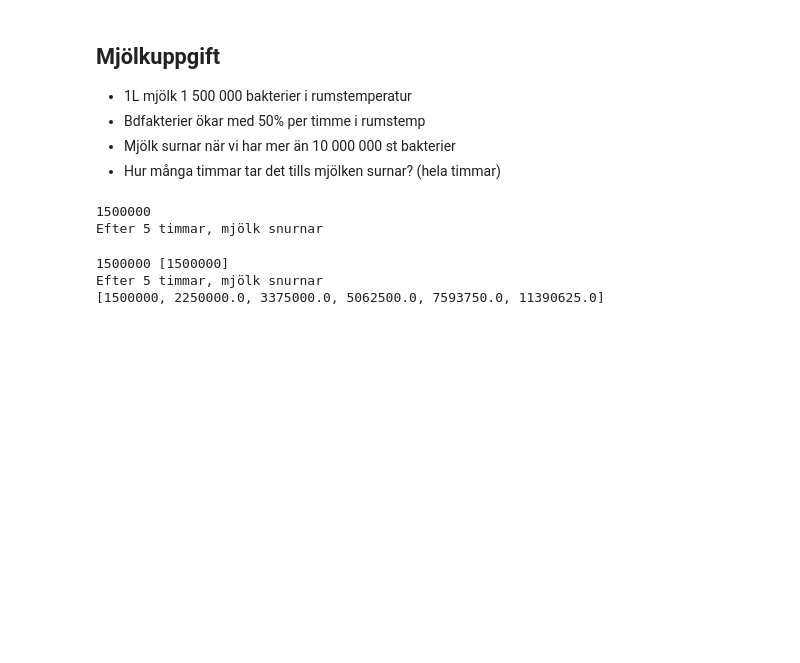
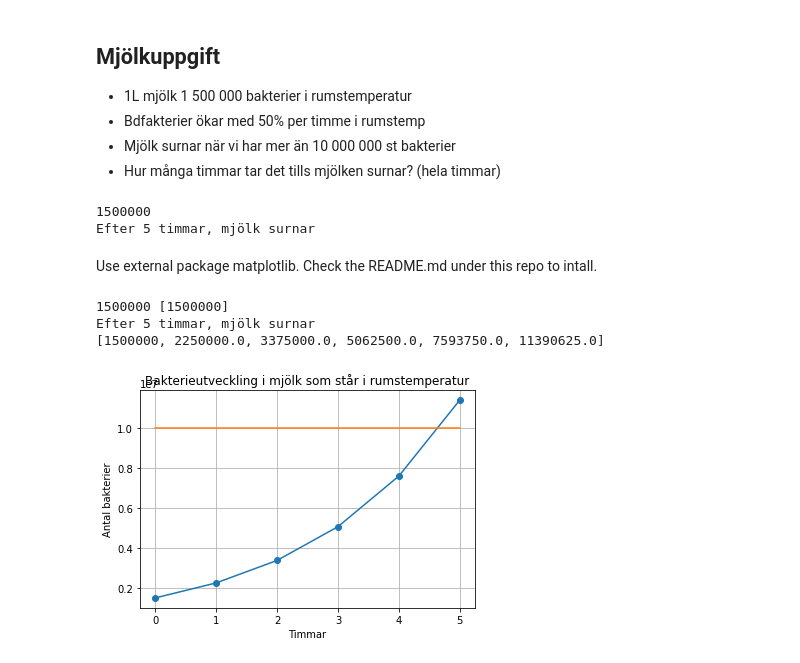
Before and after one commit to yuna-liu/python-programming-Yuna-Liu, a Jupyter notebook: Code-Along/2.while_statemennt.ipynb, the cells around one changed output. Saved outputs shown, nothing was run; the diff lists cells and outputs as text; code cells hidden in the pictures; blank space fills up the shorter version.

```diff
--- a/Code-Along/2.while_statemennt.ipynb
+++ b/Code-Along/2.while_statemennt.ipynb
@@ -24,30 +45,42 @@ faktor =1.5
 sur = 10000000
 print(bakterier)
 
-while bakterier < sur:
+while bakterier < sur:   ## The condition after While states the condition to run the while loop!!!
     bakterier *= faktor
     timmar += 1
-print(f"Efter {timmar:.0f} timmar, mjölk snurnar")
+print(f"Efter {timmar:.0f} timmar, mjölk surnar") ## print set out of the while loop, to get the conclusion in the end.
 # %% [output]
 1500000
-Efter 5 timmar, mjölk snurnar
+Efter 5 timmar, mjölk surnar
+# %% [markdown]
+Use external package matplotlib. Check the README.md under this repo to intall.
 # %%
 import matplotlib.pyplot as plt
 
 
 timmar, bakterier = 0, 1500000
 faktor =1.5
 sur = 10000000
 bakterie_lista = [bakterier]
 print(bakterier, bakterie_lista)
 
-while bakterier < sur:
+while bakterier < sur: # Om antalet av backterier ökas till mer än sur-standard, stoppa while-loop.
     bakterier *= faktor
     timmar += 1
-    bakterie_lista.append(bakterier)
-print(f"Efter {timmar:.0f} timmar, mjölk snurnar")
+    bakterie_lista.append(bakterier) # lägger till bakterier till bakterie_lista
+
+print(f"Efter {timmar:.0f} timmar, mjölk surnar")
 print(bakterie_lista)
+
+plt.plot(range(0,timmar+1), bakterie_lista, "o-")   # range(0,6)=[0,1,2,3,4,5], så sex bakterier väden behövs i bakterie_lista.
+plt.plot(range(0,timmar+1), [sur]*(timmar+1))  # sätt gränsen och hittar senare när mjölk blir sur från intersektion.
+plt.xlabel("Timmar")
+plt.ylabel("Antal bakterier")
+plt.title("Bakterieutveckling i mjölk som står i rumstemperatur")
+plt.grid()
+plt.show()
 # %% [output]
 1500000 [1500000]
-Efter 5 timmar, mjölk snurnar
+Efter 5 timmar, mjölk surnar
 [1500000, 2250000.0, 3375000.0, 5062500.0, 7593750.0, 11390625.0]
+[figure, added]
```
Also changed, not shown: parts of 5 cells of this notebook.
